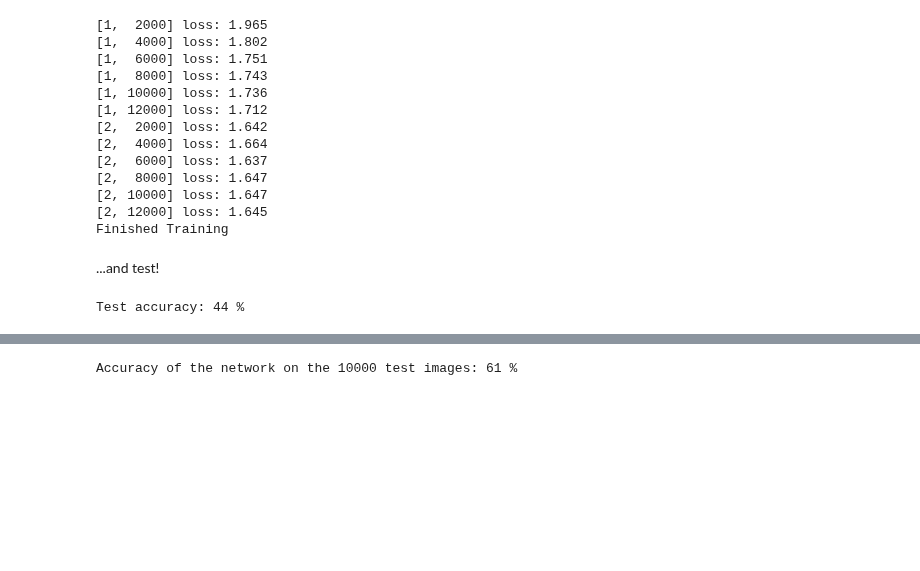
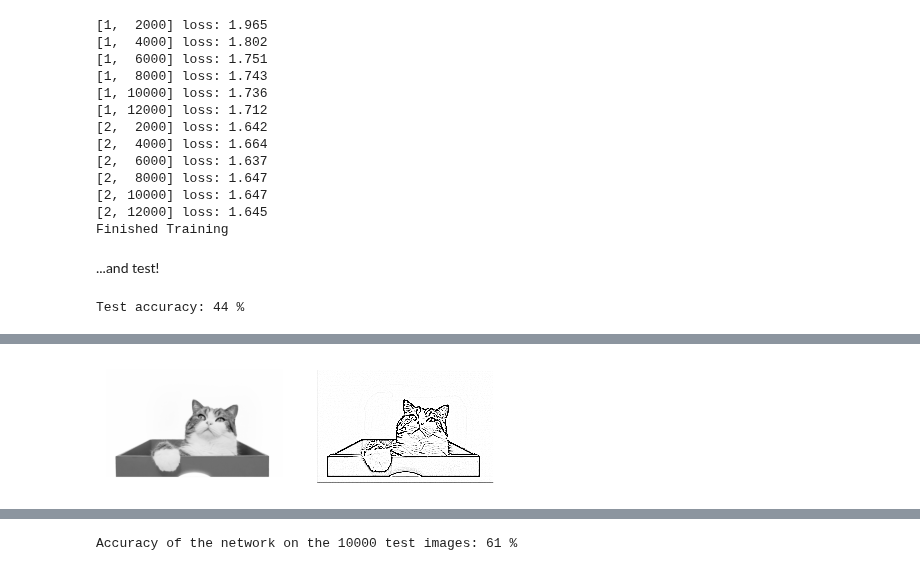
Before and after one commit to middlebury-csci-0451/CSCI-0451-s24, a Jupyter notebook: lecture-notes/convnets.ipynb, the cells around one changed output, grey strips where cells are left out. Saved outputs shown, nothing was run; the diff lists cells and outputs as text; code cells hidden in the pictures; blank space fills up the shorter version.

```diff
--- a/lecture-notes/convnets.ipynb
+++ b/lecture-notes/convnets.ipynb
@@ -310,0 +310,36 @@ Third Model: Convolutional Neural Net
+# %%
+from PIL import Image
+import urllib
+from scipy.signal import convolve2d
+
+# get the image
+def read_image(url):
+    return np.array(Image.open(urllib.request.urlopen(url)))
+
+url = "https://i.pinimg.com/originals/0e/d0/23/0ed023847cad0d652d6371c3e53d1482.png"
+
+img = read_image(url)
+
+# convert it to greyscale
+def to_greyscale(im):
+    return 1 - np.dot(im[...,:3], [0.2989, 0.5870, 0.1140])
+
+img = to_greyscale(img)
+
+# perform kernel convolution
+kernel = np.array([[-1, -1, -1],
+                   [-1,  8, -1],
+                   [-1, -1, -1]])
+
+convd = convolve2d(img, kernel)
+
+# visualize
+fig, axarr = plt.subplots(1, 2, figsize = (5, 10))
+
+axarr[0].imshow(img, cmap = "Greys")
+axarr[0].axis("off")
+
+axarr[1].imshow(convd, cmap = "Greys", vmin = 0, vmax = 8)
+viz = axarr[1].axis("off")
+# %% [output]
+[figure, added]
```
Also changed, not shown: parts of 12 cells of this notebook.
